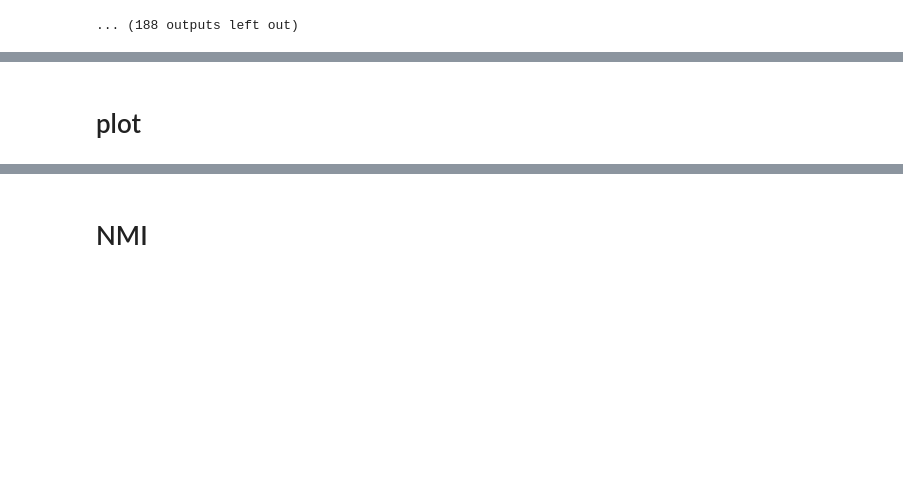
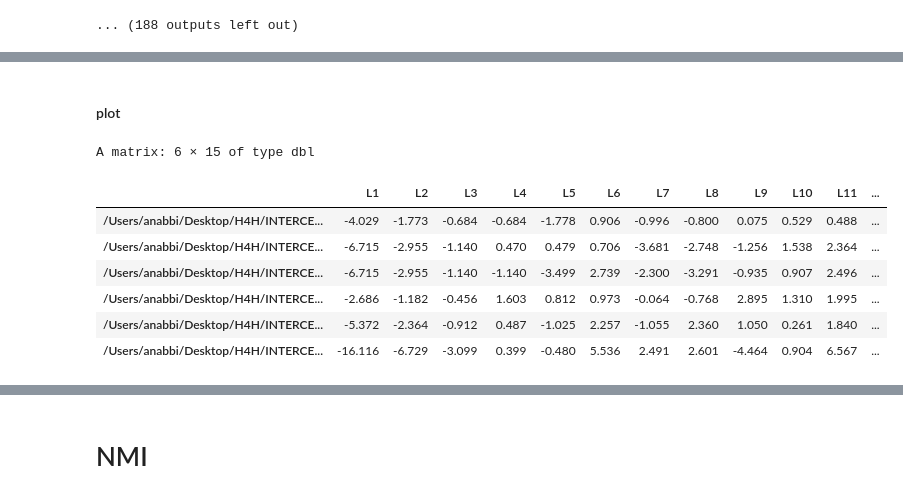
Before and after one commit to pughlab/ped_CapTCRseq, a Jupyter notebook: notebooks/000_aaFeatures.ipynb, the cells around one changed output, grey strips where cells are left out. Drawn from its saved outputs; the diff is of its cells as text; code cells hidden in the pictures; blank space fills up the shorter version.

Commit message:
scale by depth

```diff
--- a/notebooks/000_aaFeatures.ipynb
+++ b/notebooks/000_aaFeatures.ipynb
@@ -45,8 +45,8 @@ aaFeatures.fx <- function(mixcrfle, aalength, outdir){
     for( i in 1:aalength){
     mytab <- table(sapply(strsplit(f1_subset$aaSeqCDR3, ""),"[[",i) )
     myaamat[rownames(mytab),"Freq"] <- mytab
-    myaamat[rownames(mytab), 2:6] <- unlist(aaT[rownames(mytab), 1:5]) *
-                                        myaamat[rownames(mytab),"Freq"]
+    myaamat[rownames(mytab), 2:6] <- (unlist(aaT[rownames(mytab), 1:5]) *
+                                        myaamat[rownames(mytab),"Freq"])/ nrow(f1) # multiply by number of aminoacid, scale by total cdr3s
     myaamat_list[[i]] <- myaamat
     myaamat[!is.na(myaamat)] <- NA
 }
@@ -165,2 +173,21 @@ length13 <- lapply(myfilelist, function(x){
+# %%
+samples_features_length <- function(inpath, aalength, myfeat){
+    mysampleset <- list.files(inpath, pattern = paste(aalength, ".RData", sep = ""), full.names = T)
+
+    myLmat <- matrix(ncol = aalength, nrow = length(mysampleset),
+                dimnames = list(mysampleset, paste0("L", 1:aalength)))
+
+    for(i in 1:nrow(myLmat)){
+        load(rownames(myLmat)[i])
+        sum_features_aaP <- lapply(myaamat_list, function(x){ colSums(x[,2:6], na.rm = T)})
+        names(myaamat_list) <- paste0("L", 1:length(myaamat_list))
+        sum_features_aaP_df <- as.data.frame(sum_features_aaP)
+
+        myLmat[i, ] <- unlist(sum_features_aaP_df[myfeat,])
+    }
+    return(myLmat)
+}
+# %%
+length15_F1 <- samples_features_length( "/Users/anabbi/Desktop/H4H/INTERCEPT/NextSeq/aaFeatures/", 15, "F1")
 # %% [markdown]
-# plot
+#### plot
@@ -166,0 +198,11 @@ length13 <- lapply(myfilelist, function(x){
+# %%
+head(length15_F1)
+# %% [output]
+A matrix: 6 × 15 of type dbl
+|  | L1 | L2 | L3 | L4 | L5 | L6 | L7 | L8 | L9 | L10 | L11 | ... |
+| /Users/anabbi/Desktop/H4H/INTERCE... | -4.029 | -1.773 | -0.684 | -0.684 | -1.778 | 0.906 | -0.996 | -0.800 | 0.075 | 0.529 | 0.488 | ... |
+| /Users/anabbi/Desktop/H4H/INTERCE... | -6.715 | -2.955 | -1.140 | 0.470 | 0.479 | 0.706 | -3.681 | -2.748 | -1.256 | 1.538 | 2.364 | ... |
+| /Users/anabbi/Desktop/H4H/INTERCE... | -6.715 | -2.955 | -1.140 | -1.140 | -3.499 | 2.739 | -2.300 | -3.291 | -0.935 | 0.907 | 2.496 | ... |
+| /Users/anabbi/Desktop/H4H/INTERCE... | -2.686 | -1.182 | -0.456 | 1.603 | 0.812 | 0.973 | -0.064 | -0.768 | 2.895 | 1.310 | 1.995 | ... |
+| /Users/anabbi/Desktop/H4H/INTERCE... | -5.372 | -2.364 | -0.912 | 0.487 | -1.025 | 2.257 | -1.055 | 2.360 | 1.050 | 0.261 | 1.840 | ... |
+| /Users/anabbi/Desktop/H4H/INTERCE... | -16.116 | -6.729 | -3.099 | 0.399 | -0.480 | 5.536 | 2.491 | 2.601 | -4.464 | 0.904 | 6.567 | ... |
```
Also changed, not shown: parts of 29 cells of this notebook.
